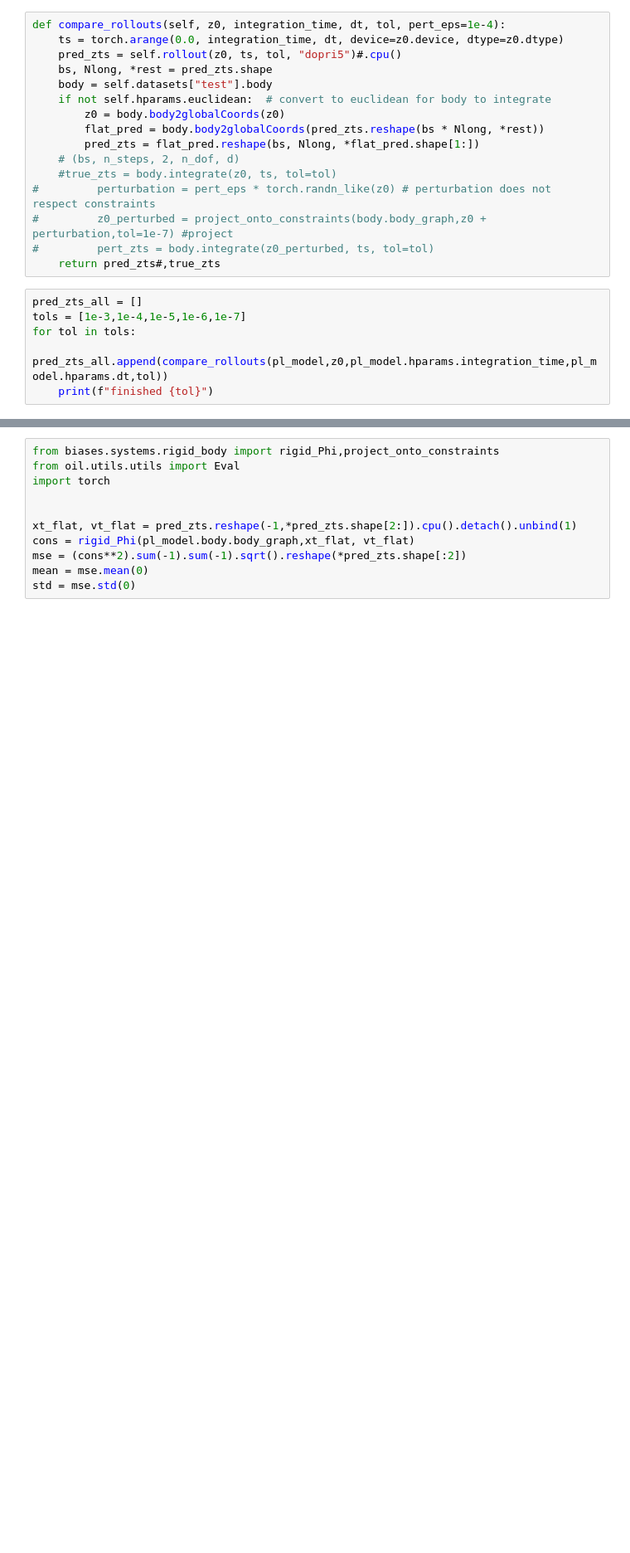
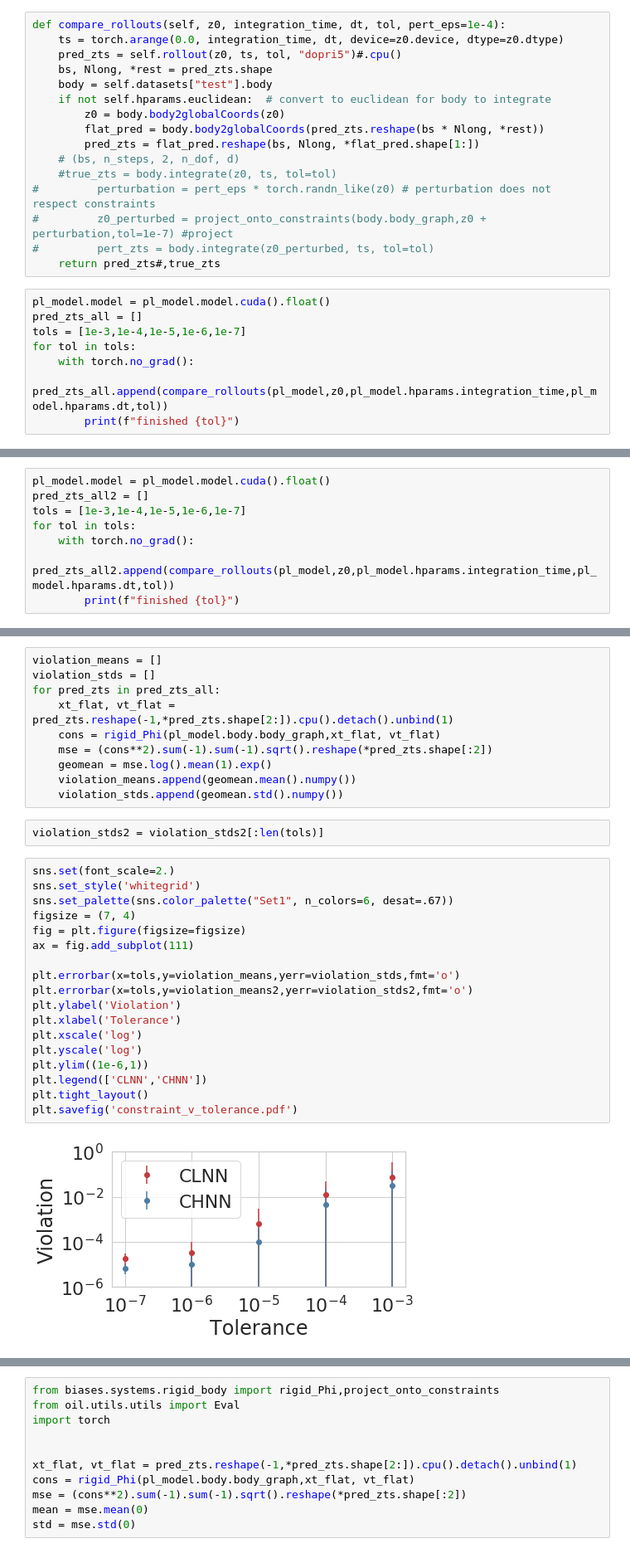
Before and after one commit to mfinzi/constrained-hamiltonian-neural-networks, a Jupyter notebook: pull-wandb.ipynb, the cells around one changed output, grey strips where cells are left out. Shown at 83% size. Drawn from its saved outputs; the diff is of its cells as text; blank space fills up the shorter version.

```diff
--- a/pull-wandb.ipynb
+++ b/pull-wandb.ipynb
@@ -122,11 +127,13 @@ def compare_rollouts(self, z0, integration_time, dt, tol, pert_eps=1e-4):
 #         pert_zts = body.integrate(z0_perturbed, ts, tol=tol)
     return pred_zts#,true_zts
 # %%
+pl_model.model = pl_model.model.cuda().float()
 pred_zts_all = []
 tols = [1e-3,1e-4,1e-5,1e-6,1e-7]
 for tol in tols:
-    pred_zts_all.append(compare_rollouts(pl_model,z0,pl_model.hparams.integration_time,pl_model.hparams.dt,tol))
-    print(f"finished {tol}")
+    with torch.no_grad():
+        pred_zts_all.append(compare_rollouts(pl_model,z0,pl_model.hparams.integration_time,pl_model.hparams.dt,tol))
+        print(f"finished {tol}")
 # %% [output]
 finished 0.001
 finished 0.0001
@@ -135,0 +143,8 @@ T = torch.arange(0.0, pl_model.hparams.integration_time,pl_model.hparams.dt)
+# %%
+pl_model.model = pl_model.model.cuda().float()
+pred_zts_all2 = []
+tols = [1e-3,1e-4,1e-5,1e-6,1e-7]
+for tol in tols:
+    with torch.no_grad():
+        pred_zts_all2.append(compare_rollouts(pl_model,z0,pl_model.hparams.integration_time,pl_model.hparams.dt,tol))
+        print(f"finished {tol}")
@@ -135,0 +157,32 @@ T = torch.arange(0.0, pl_model.hparams.integration_time,pl_model.hparams.dt)
+# %%
+violation_means = []
+violation_stds = []
+for pred_zts in pred_zts_all:
+    xt_flat, vt_flat = pred_zts.reshape(-1,*pred_zts.shape[2:]).cpu().detach().unbind(1)
+    cons = rigid_Phi(pl_model.body.body_graph,xt_flat, vt_flat)
+    mse = (cons**2).sum(-1).sum(-1).sqrt().reshape(*pred_zts.shape[:2])
+    geomean = mse.log().mean(1).exp()
+    violation_means.append(geomean.mean().numpy())
+    violation_stds.append(geomean.std().numpy())
+# %%
+violation_stds2 = violation_stds2[:len(tols)]
+# %%
+sns.set(font_scale=2.)
+sns.set_style('whitegrid')
+sns.set_palette(sns.color_palette("Set1", n_colors=6, desat=.67))
+figsize = (7, 4)
+fig = plt.figure(figsize=figsize)
+ax = fig.add_subplot(111)
+
+plt.errorbar(x=tols,y=violation_means,yerr=violation_stds,fmt='o')
+plt.errorbar(x=tols,y=violation_means2,yerr=violation_stds2,fmt='o')
+plt.ylabel('Violation')
+plt.xlabel('Tolerance')
+plt.xscale('log')
+plt.yscale('log')
+plt.ylim((1e-6,1))
+plt.legend(['CLNN','CHNN'])
+plt.tight_layout()
+plt.savefig('constraint_v_tolerance.pdf')
+# %% [output]
+[figure, added]
```
Also changed, not shown: parts of 12 cells of this notebook, 10 other files.
